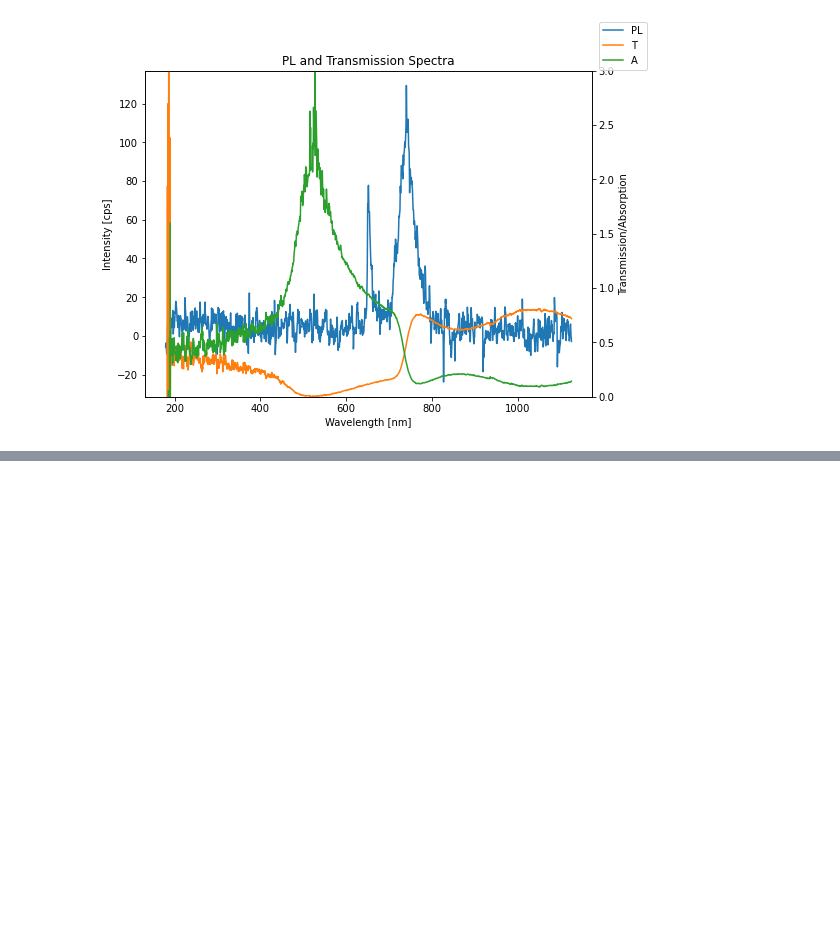
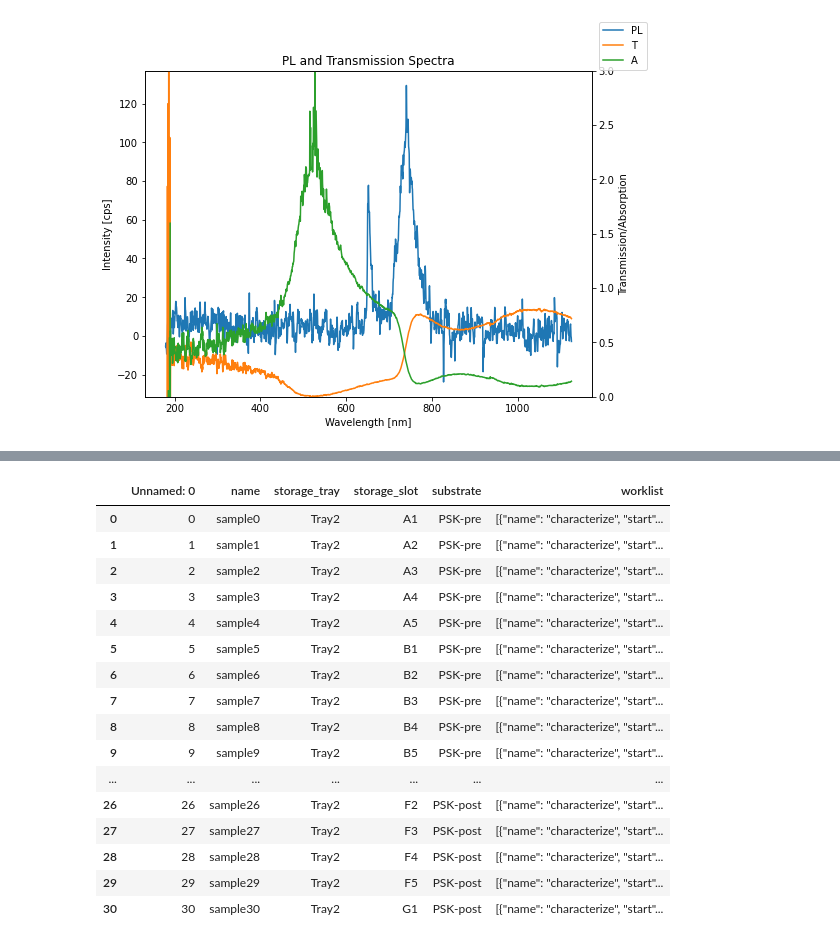
Before and after one commit to fenning-research-group/PASCAL_TrainView, a Jupyter notebook: analysis.ipynb, the cells around one changed output, grey strips where cells are left out. Saved outputs shown, nothing was run; the diff lists cells and outputs as text; code cells hidden in the pictures; blank space fills up the shorter version.

```diff
--- a/analysis.ipynb
+++ b/analysis.ipynb
@@ -239,4 +239,24 @@ sampledfs['htl']
 | 29 | 29 | sample29 | Tray2 | F5 | ITO | [{"name": "spincoat", "start": Na... | -5 | ... |
 | 30 | 30 | sample30 | Tray2 | G1 | ITO | [{"name": "spincoat", "start": Na... | -5 | ... |
 | 31 | 31 | sample31 | Tray2 | G2 | ITO | [{"name": "spincoat", "start": Na... | -5 | ... |
+# %%
+sampledfs['char']
+# %% [output]
+|  | Unnamed: 0 | name | storage_tray | storage_slot | substrate | worklist |
+| 0 | 0 | sample0 | Tray2 | A1 | PSK-pre | [{"name": "characterize", "start"... |
+| 1 | 1 | sample1 | Tray2 | A2 | PSK-pre | [{"name": "characterize", "start"... |
+| 2 | 2 | sample2 | Tray2 | A3 | PSK-pre | [{"name": "characterize", "start"... |
+| 3 | 3 | sample3 | Tray2 | A4 | PSK-pre | [{"name": "characterize", "start"... |
+| 4 | 4 | sample4 | Tray2 | A5 | PSK-pre | [{"name": "characterize", "start"... |
+| 5 | 5 | sample5 | Tray2 | B1 | PSK-pre | [{"name": "characterize", "start"... |
+| 6 | 6 | sample6 | Tray2 | B2 | PSK-pre | [{"name": "characterize", "start"... |
+| 7 | 7 | sample7 | Tray2 | B3 | PSK-pre | [{"name": "characterize", "start"... |
+| 8 | 8 | sample8 | Tray2 | B4 | PSK-pre | [{"name": "characterize", "start"... |
+| 9 | 9 | sample9 | Tray2 | B5 | PSK-pre | [{"name": "characterize", "start"... |
+| ... | ... | ... | ... | ... | ... | ... |
+| 26 | 26 | sample26 | Tray2 | F2 | PSK-post | [{"name": "characterize", "start"... |
+| 27 | 27 | sample27 | Tray2 | F3 | PSK-post | [{"name": "characterize", "start"... |
+| 28 | 28 | sample28 | Tray2 | F4 | PSK-post | [{"name": "characterize", "start"... |
+| 29 | 29 | sample29 | Tray2 | F5 | PSK-post | [{"name": "characterize", "start"... |
+| 30 | 30 | sample30 | Tray2 | G1 | PSK-post | [{"name": "characterize", "start"... |
 # %%
```
Also changed, not shown: parts of 2 cells of this notebook.
